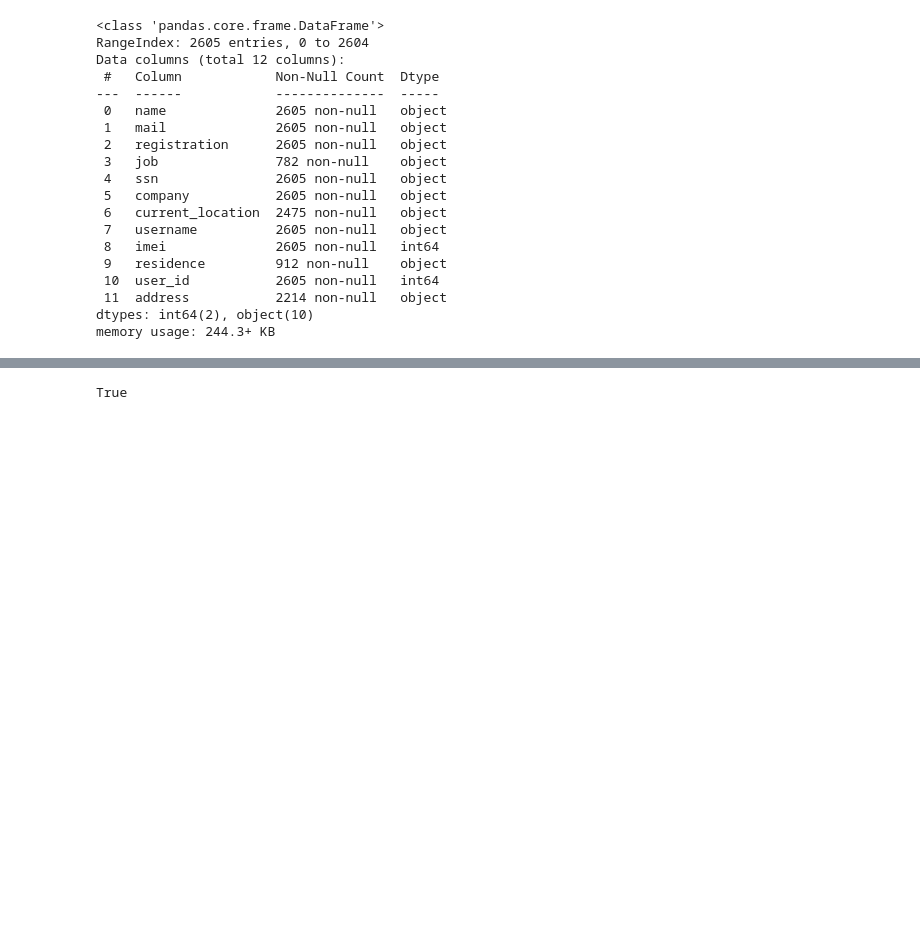
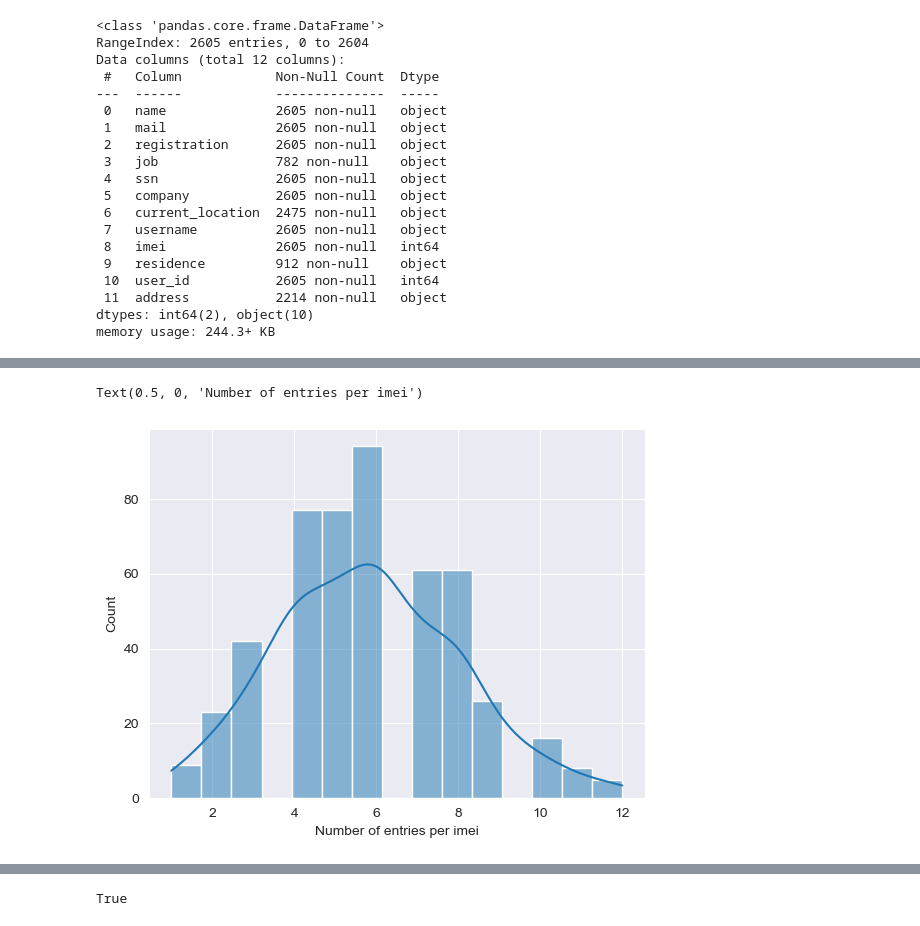
Before and after one commit to MartinH2k3/IAUProject, a Jupyter notebook: phase1M.ipynb, the cells around one changed output, grey strips where cells are left out. Cells and saved outputs as stored; diff of their text form; code cells hidden in the pictures; blank space fills up the shorter version.

```diff
--- a/phase1M.ipynb
+++ b/phase1M.ipynb
@@ -182,0 +261,6 @@ memory usage: 244.3+ KB
+# %%
+sns.histplot(imei_counts['devices'], kde=True)
+plt.xlabel('Number of entries per imei')
+# %% [output]
+Text(0.5, 0, 'Number of entries per imei')
+[figure, added]
```
Also changed, not shown: parts of 38 cells of this notebook, 1 other file.
